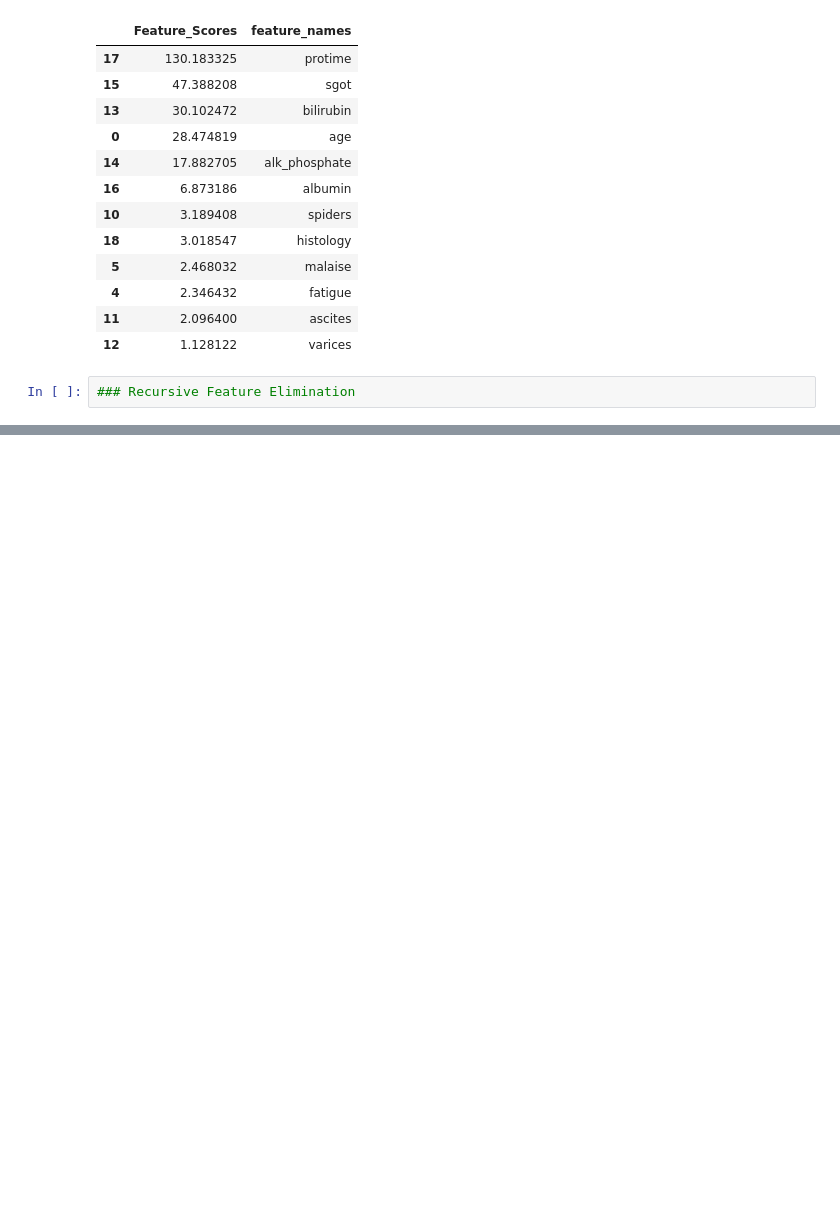
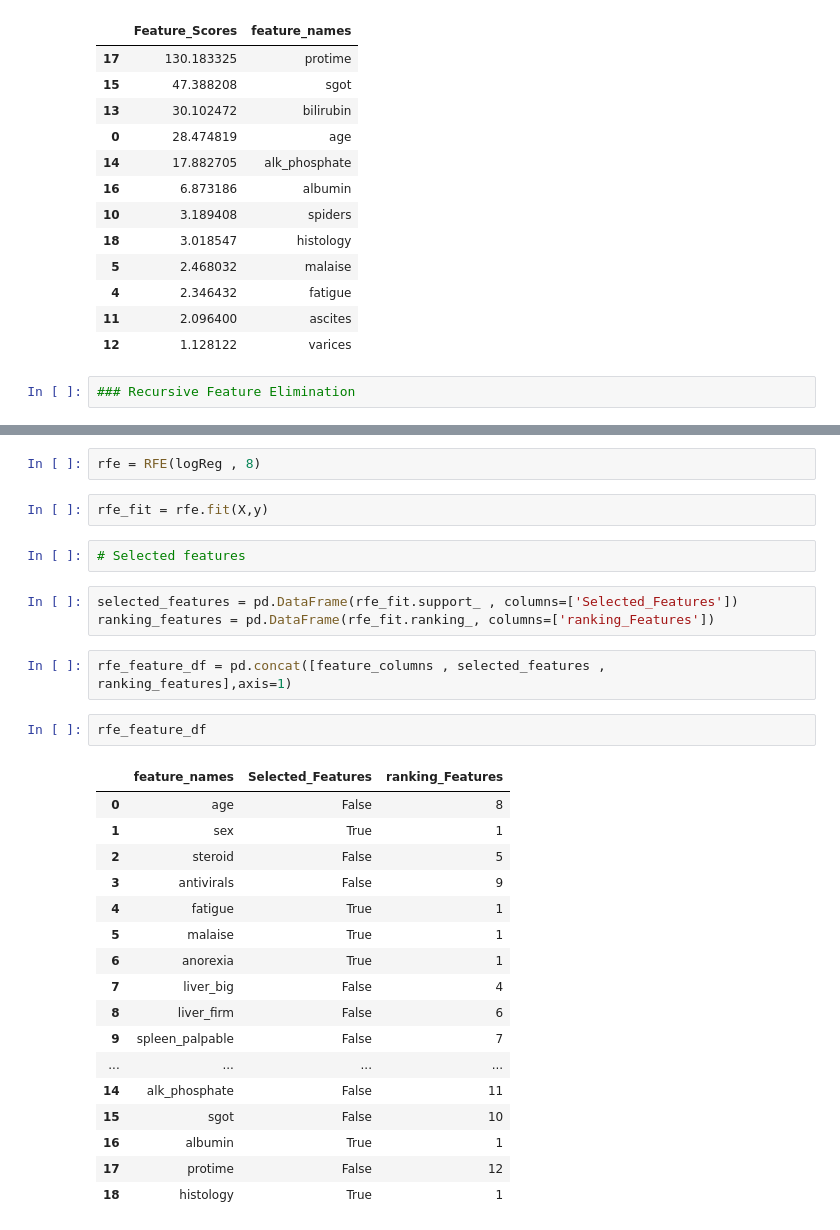
Before and after one commit to code-JOA/Predicting_Hepatitis_Mortality_Rate, a Jupyter notebook: Hepatitis_Mortality_Prediction.ipynb, the cells around one changed output, grey strips where cells are left out. Cells and saved outputs as stored; diff of their text form; blank space fills up the shorter version.

```diff
--- a/Hepatitis_Mortality_Prediction.ipynb
+++ b/Hepatitis_Mortality_Prediction.ipynb
@@ -614,0 +620,31 @@ from sklearn.feature_selection import RFE
+# %%
+rfe = RFE(logReg , 8)
+# %%
+rfe_fit = rfe.fit(X,y)
+# %%
+# Selected features
+# %%
+selected_features = pd.DataFrame(rfe_fit.support_ , columns=['Selected_Features'])
+ranking_features = pd.DataFrame(rfe_fit.ranking_, columns=['ranking_Features'])
+# %%
+rfe_feature_df = pd.concat([feature_columns , selected_features , ranking_features],axis=1)
+# %%
+rfe_feature_df
+# %% [output]
+|  | feature_names | Selected_Features | ranking_Features |
+| 0 | age | False | 8 |
+| 1 | sex | True | 1 |
+| 2 | steroid | False | 5 |
+| 3 | antivirals | False | 9 |
+| 4 | fatigue | True | 1 |
+| 5 | malaise | True | 1 |
+| 6 | anorexia | True | 1 |
+| 7 | liver_big | False | 4 |
+| 8 | liver_firm | False | 6 |
+| 9 | spleen_palpable | False | 7 |
+| ... | ... | ... | ... |
+| 14 | alk_phosphate | False | 11 |
+| 15 | sgot | False | 10 |
+| 16 | albumin | True | 1 |
+| 17 | protime | False | 12 |
+| 18 | histology | True | 1 |
```
Also changed, not shown: parts of 15 cells of this notebook.
